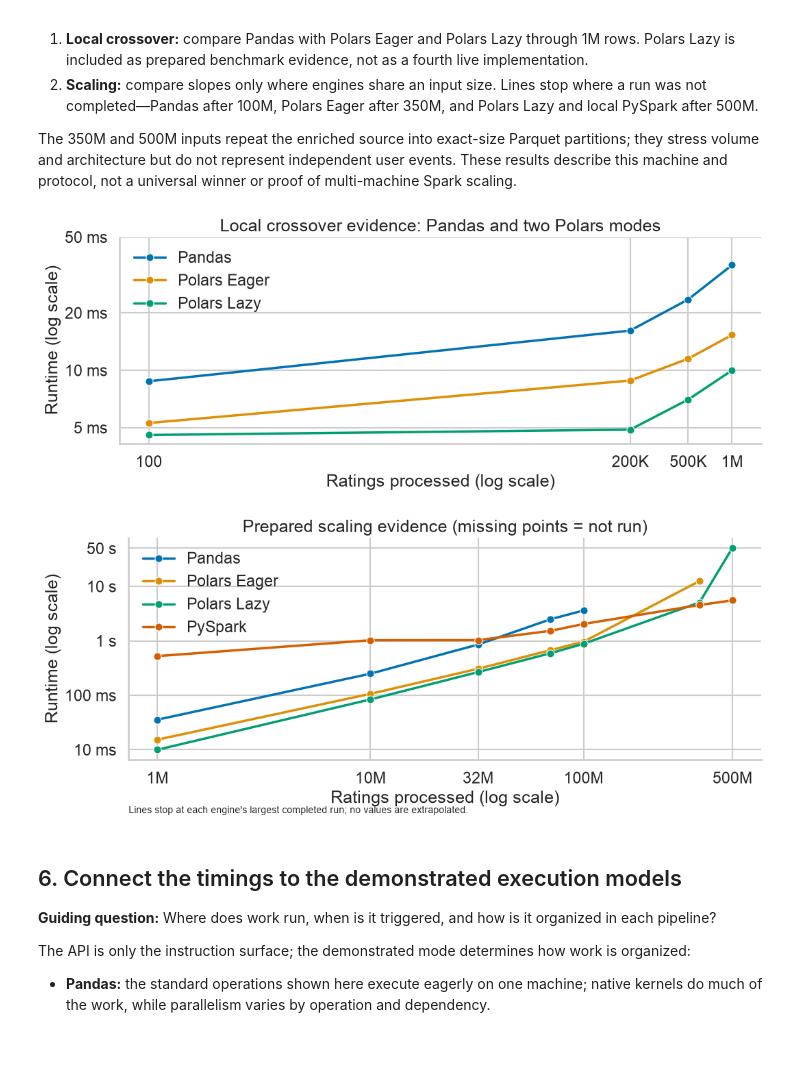
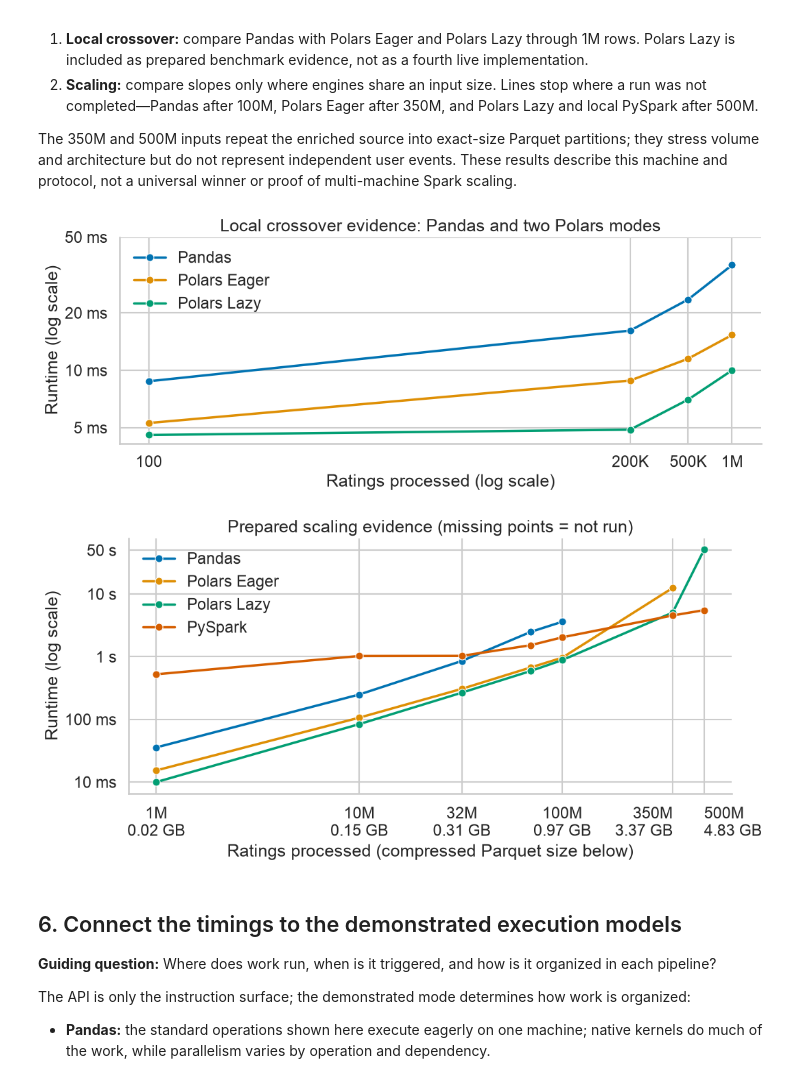
Before and after one commit to Kedar-V/data-processing-frameworks-demo, a Jupyter notebook: notebooks/movielens_dataframe_engines_simple.ipynb, the cells around one changed output. Cells and saved outputs as stored; diff of their text form; code cells hidden in the pictures; blank space fills up the shorter version.

```diff
--- a/notebooks/movielens_dataframe_engines_simple.ipynb
+++ b/notebooks/movielens_dataframe_engines_simple.ipynb
@@ -556,47 +556,70 @@ ax.set(
     title="Local crossover evidence: Pandas and two Polars modes",
     xlabel="Ratings processed (log scale)",
     ylabel="Runtime (log scale)",
 )
 ax.set_xticks([100, 200_000, 500_000, 1_000_000], labels=["100", "200K", "500K", "1M"])
 plt.tight_layout()
 plt.show()
 
+scale_ticks = [
+    1_000_000,
+    10_000_000,
+    32_000_204,
+    100_000_000,
+    350_000_000,
+    500_000_000,
+]
+scale_names = ["1M", "10M", "32M", "100M", "350M", "500M"]
+scale_paths = [
+    ROOT / "data/parquet/ratings_1m.parquet",
+    ROOT / "data/parquet/ratings_10m.parquet",
+    ROOT / "data/parquet/ratings_32m.parquet",
+    ROOT / "data/synthetic/ratings_100m.parquet",
+    ROOT / "data/synthetic/ratings_350m.parquet",
+    ROOT / "data/synthetic/ratings_500m.parquet",
+]
+
+
+def parquet_size_gb(path):
+    files = [path] if path.is_file() else list(path.glob("*.parquet"))
+    return sum(file.stat().st_size for file in files) / 1_000_000_000 if files else None
+
+
+scale_labels = []
+for name, path in zip(scale_names, scale_paths):
+    size_gb = parquet_size_gb(path)
+    size_label = f"{size_gb:.2f} GB" if size_gb is not None else "not local"
+    scale_labels.append(f"{name}\n{size_label}")
+
 scaled = prepared[prepared["rows"] >= 1_000_000]
-fig, ax = plt.subplots(figsize=(11, 5))
+fig, ax = plt.subplots(figsize=(11, 5.5))
 sns.lineplot(
     data=scaled,
     x="rows",
     y="runtime_seconds",
     hue="framework",
     hue_order=framework_order,
     marker="o",
     palette=FRAMEWORK_COLORS,
     linewidth=2.5,
     markersize=8,
     ax=ax,
 )
 format_runtime_axis(ax, ticks=[0.01, 0.1, 1, 10, 50])
 ax.set(
     title="Prepared scaling evidence (missing points = not run)",
-    xlabel="Ratings processed (log scale)",
+    xlabel="Ratings processed (compressed Parquet size below)",
     ylabel="Runtime (log scale)",
 )
-ax.set_xticks(
-    [1_000_000, 10_000_000, 32_000_204, 100_000_000, 500_000_000],
-    labels=["1M", "10M", "32M", "100M", "500M"],
-)
-ax.text(
-    0,
-    -0.24,
-    "Lines stop at each engine's largest completed run; no values are extrapolated.",
-    transform=ax.transAxes,
-    fontsize=10,
-)
+ax.set_xticks(scale_ticks, labels=scale_labels)
+tick_labels = ax.get_xticklabels()
+tick_labels[-2].set_horizontalalignment("right")
+tick_labels[-1].set_horizontalalignment("left")
 plt.tight_layout()
 plt.show()
 # %% [output]
 [figure]
-[figure, old version]
+[figure, new version]
 # %% [markdown]
 ## 6. Connect the timings to the demonstrated execution models
 
```
